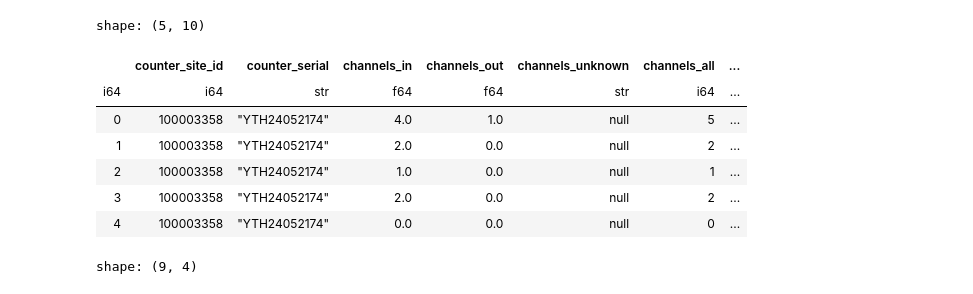
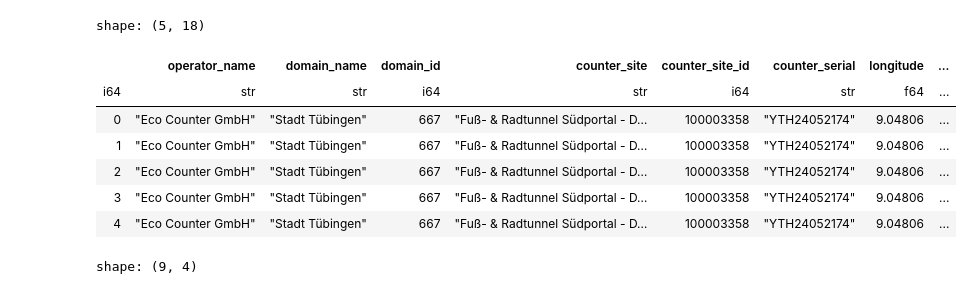
Before and after one commit to danrocag/fahrrad-analyse, a Jupyter notebook: src/fahrrad_analyse/clean.ipynb, the cells around one changed output. Saved outputs shown, nothing was run; the diff lists cells and outputs as text; code cells hidden in the pictures.

```diff
--- a/src/fahrrad_analyse/clean.ipynb
+++ b/src/fahrrad_analyse/clean.ipynb
@@ -4,17 +4,17 @@ import numpy as np
 import seaborn as sns
 import matplotlib.pyplot as plt
 # %%
-counters = pl.read_csv("../../data/counters.csv", try_parse_dates=True)
+counters = pl.read_csv("../../data/counters_raw.csv", try_parse_dates=True)
 counters.head()
 # %% [output]
-shape: (5, 10)
+shape: (5, 18)
-|  | counter_site_id | counter_serial | channels_in | channels_out | channels_unknown | channels_all | ... |
-| i64 | i64 | str | f64 | f64 | str | i64 | ... |
-| 0 | 100003358 | "YTH24052174" | 4.0 | 1.0 | null | 5 | ... |
-| 1 | 100003358 | "YTH24052174" | 2.0 | 0.0 | null | 2 | ... |
-| 2 | 100003358 | "YTH24052174" | 1.0 | 0.0 | null | 1 | ... |
-| 3 | 100003358 | "YTH24052174" | 2.0 | 0.0 | null | 2 | ... |
-| 4 | 100003358 | "YTH24052174" | 0.0 | 0.0 | null | 0 | ... |
+|  | operator_name | domain_name | domain_id | counter_site | counter_site_id | counter_serial | longitude | ... |
+| i64 | str | str | i64 | str | i64 | str | f64 | ... |
+| 0 | "Eco Counter GmbH" | "Stadt Tübingen" | 667 | "Fuß- & Radtunnel Südportal - D… | 100003358 | "YTH24052174" | 9.04806 | ... |
+| 1 | "Eco Counter GmbH" | "Stadt Tübingen" | 667 | "Fuß- & Radtunnel Südportal - D… | 100003358 | "YTH24052174" | 9.04806 | ... |
+| 2 | "Eco Counter GmbH" | "Stadt Tübingen" | 667 | "Fuß- & Radtunnel Südportal - D… | 100003358 | "YTH24052174" | 9.04806 | ... |
+| 3 | "Eco Counter GmbH" | "Stadt Tübingen" | 667 | "Fuß- & Radtunnel Südportal - D… | 100003358 | "YTH24052174" | 9.04806 | ... |
+| 4 | "Eco Counter GmbH" | "Stadt Tübingen" | 667 | "Fuß- & Radtunnel Südportal - D… | 100003358 | "YTH24052174" | 9.04806 | ... |
 # %%
 min_max_dates = (
     counters.group_by(pl.col("counter_site_id"))
```
Also changed, not shown: parts of 10 cells of this notebook, 2 other files.
